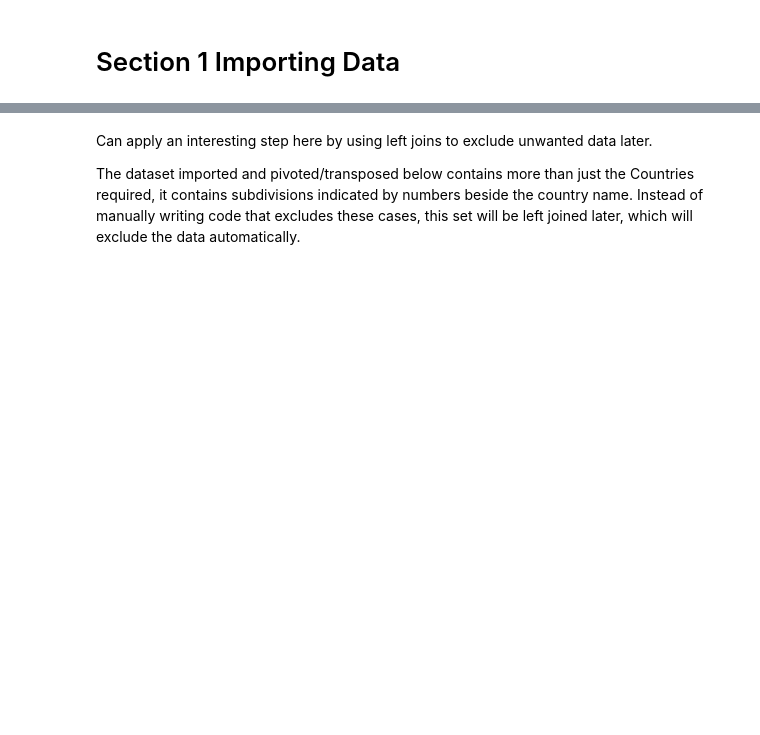
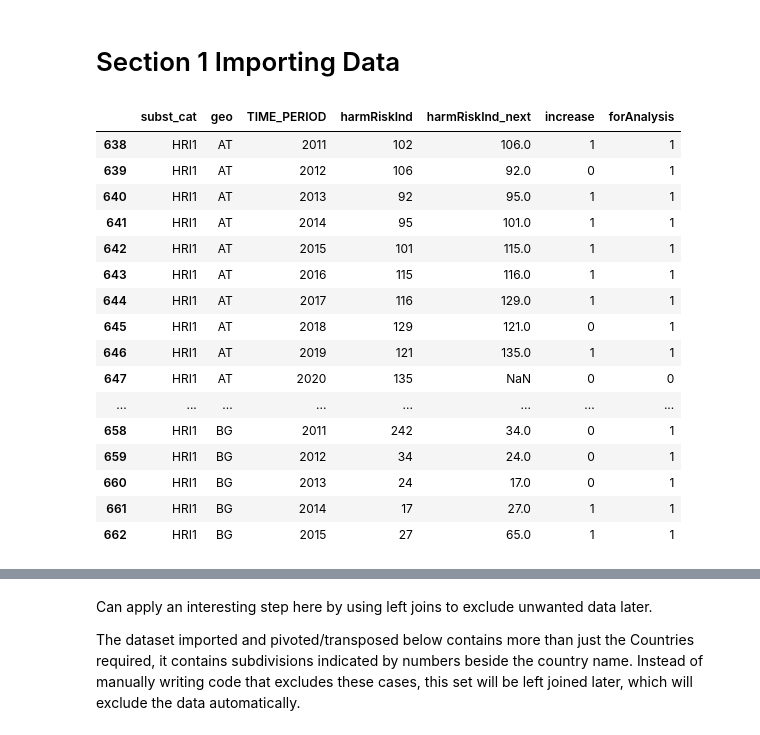
Before and after one commit to cianWalshA/CCT_DA_CA2_AGRI, a Jupyter notebook: Data Import and Prep.ipynb, the cells around one changed output, grey strips where cells are left out. Saved outputs shown, nothing was run; the diff lists cells and outputs as text; code cells hidden in the pictures; blank space fills up the shorter version.

```diff
--- a/Data Import and Prep.ipynb
+++ b/Data Import and Prep.ipynb
@@ -71,10 +74,32 @@ pestUse_Path = Path(r"C:\Users\cianw\Documents\dataAnalytics\CA2\Data\Eurostat\A
 # %%
 #Harmonised Risk Index 1 Data
 hriPesticide = pd.read_csv(hriPath)
 hriPesticide = hriPesticide[hriPesticide['subst_cat'].isin(['HRI1'])]
 hriPesticide = hriPesticide[~hriPesticide['geo'].isin(['EU', 'EU27_2020', 'EU28'])]
 hriPesticide = hriPesticide.drop(columns = ['DATAFLOW', 'LAST UPDATE', 'freq', 'unit', 'OBS_FLAG'])
 hriPesticide = hriPesticide.rename(columns={"OBS_VALUE":"harmRiskInd"})
+hriPesticide['harmRiskInd_next'] = hriPesticide.groupby(['geo'])['harmRiskInd'].shift(-1)
+hriPesticide['increase'] = np.where((hriPesticide['harmRiskInd'] <= hriPesticide['harmRiskInd_next']), 1, 0)
+hriPesticide['forAnalysis'] = hriPesticide['harmRiskInd_next'].apply(lambda x: 0 if pd.isnull(x) else 1)
 #print(hriPesticide.groupby('TIME_PERIOD').geo.nunique())
 #hriPesticide.shape
 #hriPesticide.info()
+hriPesticide.head(25)
+# %% [output]
+|  | subst_cat | geo | TIME_PERIOD | harmRiskInd | harmRiskInd_next | increase | forAnalysis |
+| 638 | HRI1 | AT | 2011 | 102 | 106.0 | 1 | 1 |
+| 639 | HRI1 | AT | 2012 | 106 | 92.0 | 0 | 1 |
+| 640 | HRI1 | AT | 2013 | 92 | 95.0 | 1 | 1 |
+| 641 | HRI1 | AT | 2014 | 95 | 101.0 | 1 | 1 |
+| 642 | HRI1 | AT | 2015 | 101 | 115.0 | 1 | 1 |
+| 643 | HRI1 | AT | 2016 | 115 | 116.0 | 1 | 1 |
+| 644 | HRI1 | AT | 2017 | 116 | 129.0 | 1 | 1 |
+| 645 | HRI1 | AT | 2018 | 129 | 121.0 | 0 | 1 |
+| 646 | HRI1 | AT | 2019 | 121 | 135.0 | 1 | 1 |
+| 647 | HRI1 | AT | 2020 | 135 | NaN | 0 | 0 |
+| ... | ... | ... | ... | ... | ... | ... | ... |
+| 658 | HRI1 | BG | 2011 | 242 | 34.0 | 0 | 1 |
+| 659 | HRI1 | BG | 2012 | 34 | 24.0 | 0 | 1 |
+| 660 | HRI1 | BG | 2013 | 24 | 17.0 | 0 | 1 |
+| 661 | HRI1 | BG | 2014 | 17 | 27.0 | 1 | 1 |
+| 662 | HRI1 | BG | 2015 | 27 | 65.0 | 1 | 1 |
```
Also changed, not shown: parts of 24 cells of this notebook.
